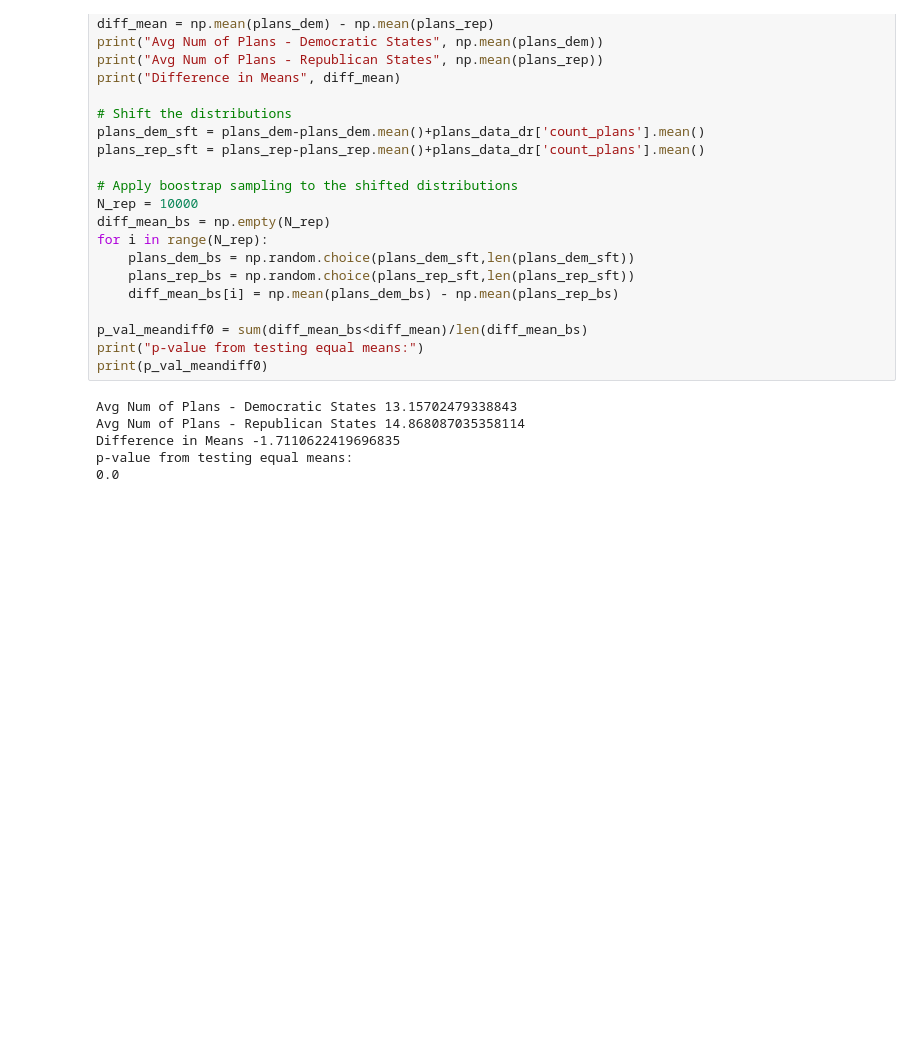
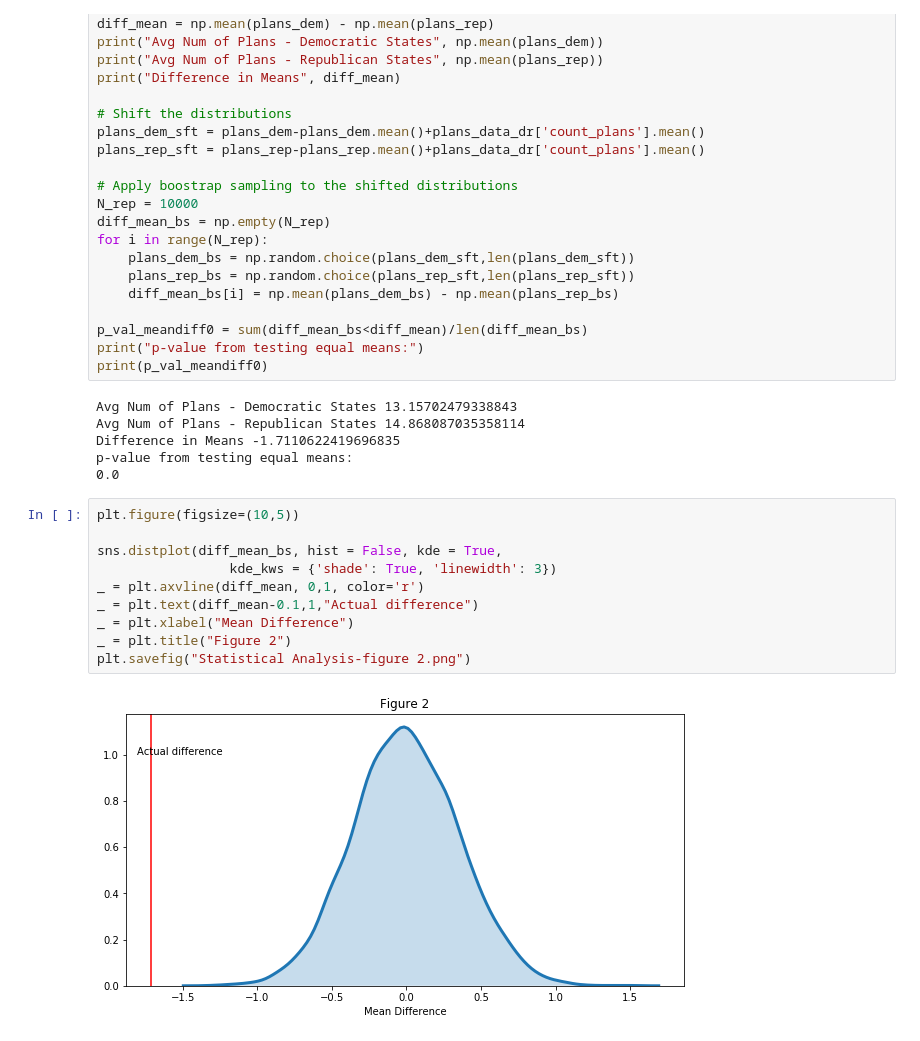
Before and after one commit to lg-42/Springboard_projects, a Jupyter notebook: CaptsonePr1/Plan Options and State Color.ipynb, the cells around one changed output. Drawn from its saved outputs; the diff is of its cells as text; blank space fills up the shorter version.

```diff
--- a/CaptsonePr1/Plan Options and State Color.ipynb
+++ b/CaptsonePr1/Plan Options and State Color.ipynb
@@ -135,3 +167,15 @@ Avg Num of Plans - Republican States 14.868087035358114
 Difference in Means -1.7110622419696835
 p-value from testing equal means:
 0.0
+# %%
+plt.figure(figsize=(10,5))
+
+sns.distplot(diff_mean_bs, hist = False, kde = True,
+                 kde_kws = {'shade': True, 'linewidth': 3})
+_ = plt.axvline(diff_mean, 0,1, color='r')
+_ = plt.text(diff_mean-0.1,1,"Actual difference")
+_ = plt.xlabel("Mean Difference")
+_ = plt.title("Figure 2")
+plt.savefig("Statistical Analysis-figure 2.png")
+# %% [output]
+[figure, added]
```
Also changed, not shown: parts of 11 cells of this notebook, 1 other file.
